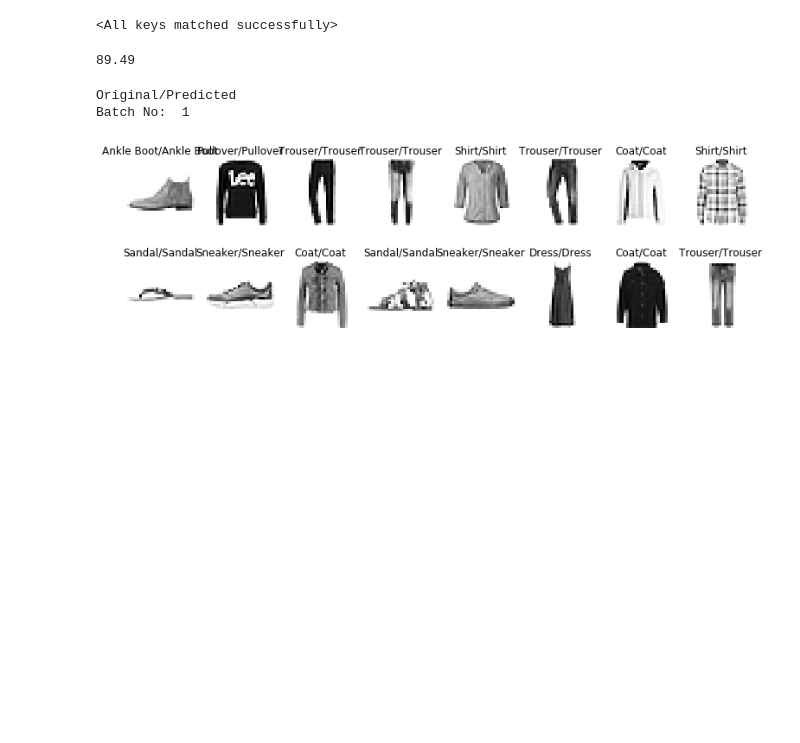
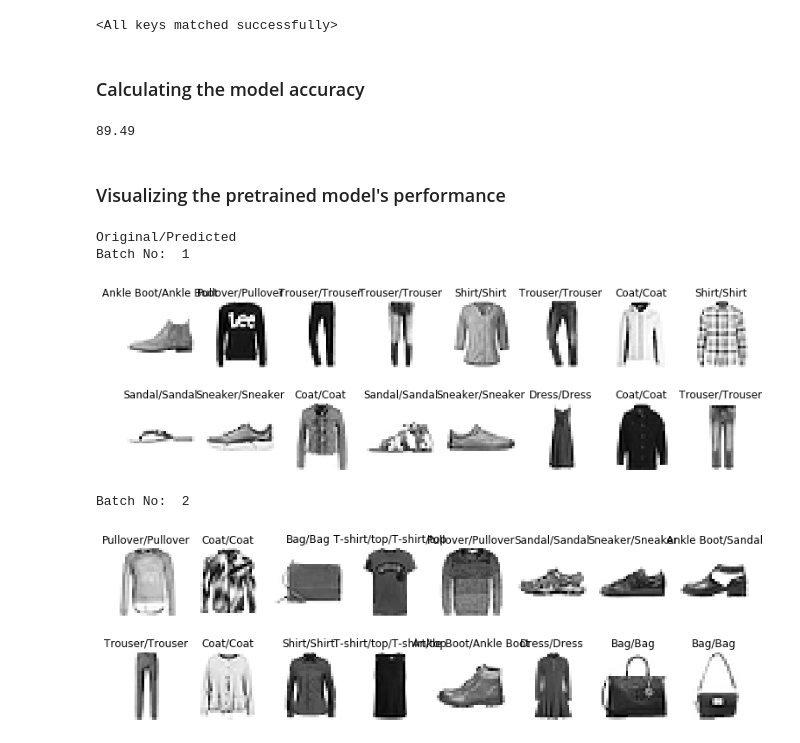
Before and after one commit to redwankarimsony/playing-with-Fashion-MNIST, a Jupyter notebook: Basic Visualization and Training.ipynb, the cells around one changed output. Drawn from its saved outputs; the diff is of its cells as text; code cells hidden in the pictures; blank space fills up the shorter version.

```diff
--- a/Basic Visualization and Training.ipynb
+++ b/Basic Visualization and Training.ipynb
@@ -88,6 +94,5 @@ test_ds = torchvision.datasets.FashionMNIST(root = './data',
 # Convert dataset into a DataLoader
 train_dl = torch.utils.data.DataLoader(train_ds, batch_size=16, shuffle= True, num_workers=2)
 test_dl = torch.utils.data.DataLoader(test_ds, batch_size=16, shuffle= False, num_workers=2)
-classes = ('T-shirt/top', 'Trouser', 'Pullover',
-           'Dress', 'Coat','Sandal', 'Shirt',
-           'Sneaker', 'Bag', 'Ankle Boot')
+classes = ('T-shirt/top', 'Trouser', 'Pullover', 'Dress',
+           'Coat','Sandal', 'Shirt', 'Sneaker', 'Bag', 'Ankle Boot')
@@ -228,6 +231,8 @@ torch.save(model.state_dict(), savepath)
 model.load_state_dict(torch.load(savepath))
 # %% [output]
 <All keys matched successfully>
+# %% [markdown]
+### Calculating the model accuracy
 # %%
 def get_accuracy(model, test_dl):
     correct = 0
@@ -245,6 +250,8 @@ def get_accuracy(model, test_dl):
 get_accuracy(model, test_dl)
 # %% [output]
 89.49
+# %% [markdown]
+### Visualizing the pretrained model's performance
 # %%
 def get_predictions(model, images):
     """
@@ -268,8 +275,10 @@ def show_predictions(model, test_dl, classes, batches = 1):
         grid_show(images, labels, classes, preds=preds)
 # %%
 
-show_predictions(model, test_dl, classes, batches=1)
+show_predictions(model, test_dl, classes, batches=2)
 # %% [output]
 Original/Predicted
 Batch No:  1
 [figure]
+Batch No:  2
+[figure, added]
```
Also changed, not shown: parts of 9 cells of this notebook.
